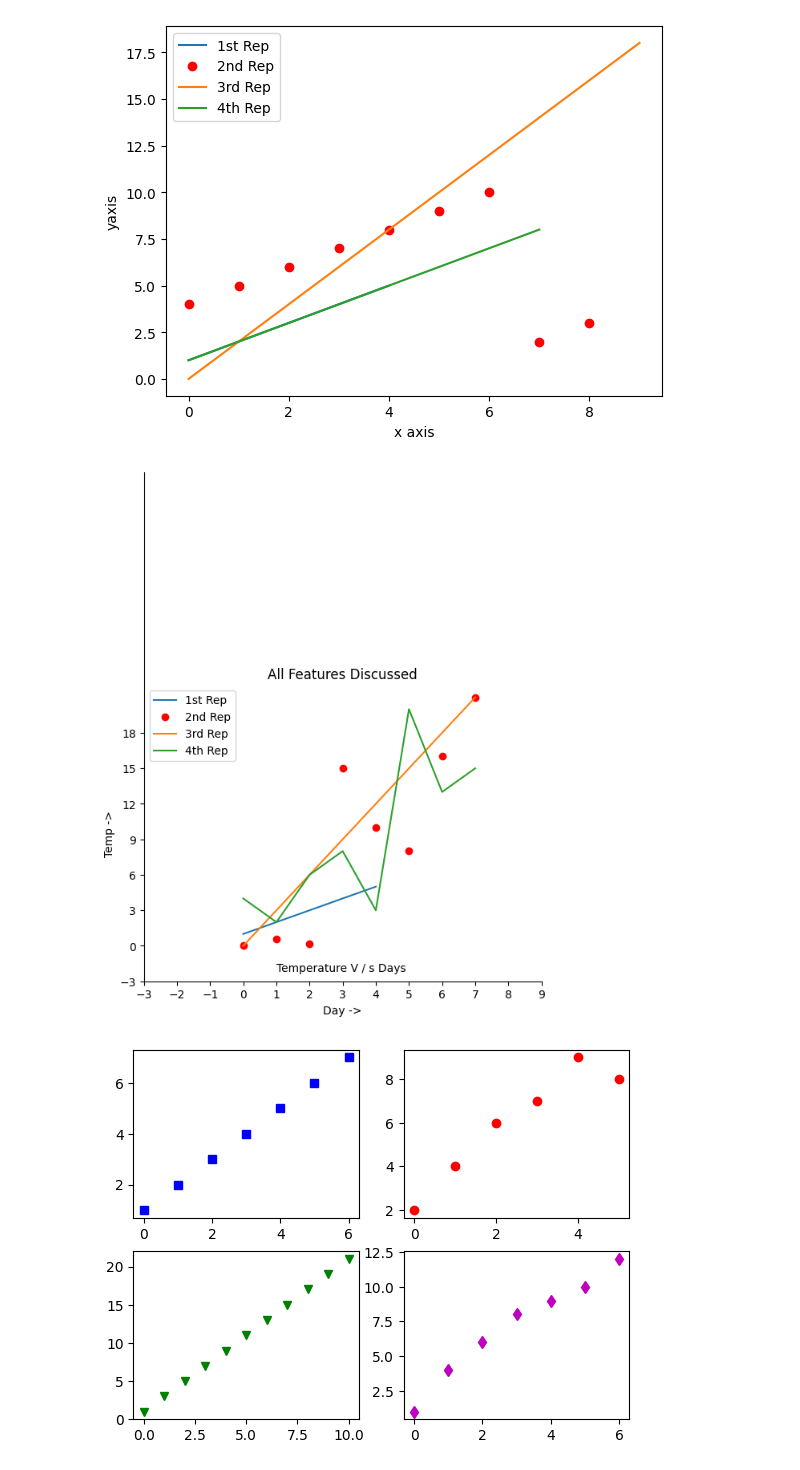
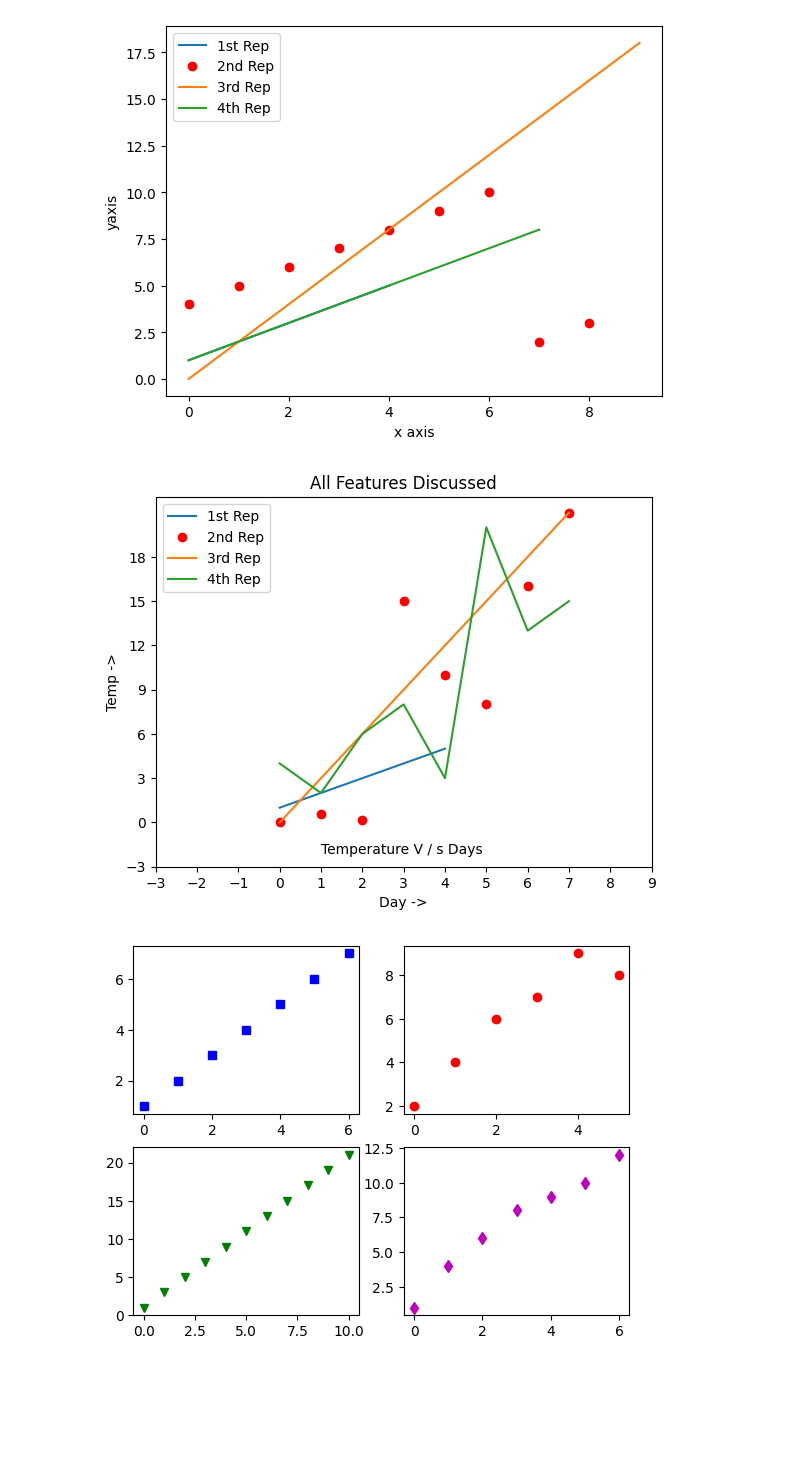
Before and after one commit to Vishnu9535/machine-learning, a Jupyter notebook: pdavt/program1.ipynb, the cells around one changed output. Cells and saved outputs as stored; diff of their text form; code cells hidden in the pictures; blank space fills up the shorter version.

```diff
--- a/pdavt/program1.ipynb
+++ b/pdavt/program1.ipynb
@@ -98,37 +107,37 @@ plt.show()
 # %%
 import matplotlib.pyplot as plt
 
 # Data
 a = [1, 2, 3, 4, 5]
 b = [0, 0.6, 0.2, 15, 10, 8, 16, 21]
 c = [4, 2, 6, 8, 3, 20, 13, 15]
 
 # Plotting
 plt.plot(a, label='1st Rep')
 plt.plot(b, 'or', label='2nd Rep')
 plt.plot(range(0, 22, 3), label='3rd Rep')
 plt.plot(c, label='4th Rep')
 
 # Styling
 plt.xlabel('Day ->')
 plt.ylabel('Temp ->')
-plt.gca().spines['right'].set_visible(False)
-plt.gca().spines['top'].set_visible(False)
-plt.gca().spines['left'].set_bounds(-3, 40)
+# plt.gca().spines['right'].set_visible(False)
+# plt.gca().spines['top'].set_visible(False)
+# plt.gca().spines['left'].set_bounds(-3, 40)
 plt.xticks(list(range(-3, 10)))
 plt.yticks(list(range(-3, 20, 3)))
-plt.legend(['1st Rep', '2nd Rep', '3rd Rep', '4th Rep'])
+plt.legend()
 
 # Annotation
 plt.annotate('Temperature V / s Days', xy=(1.01, -2.15))
 
 # Title
 plt.title('All Features Discussed')
 
 # Show the plot
 plt.show()
 # %% [output]
-[figure, old version]
+[figure, new version]
 # %%
 import matplotlib.pyplot as plt
 a = [1,2,3,4,5,6,7]
```
Also changed, not shown: parts of 5 cells of this notebook, 1 other file.
